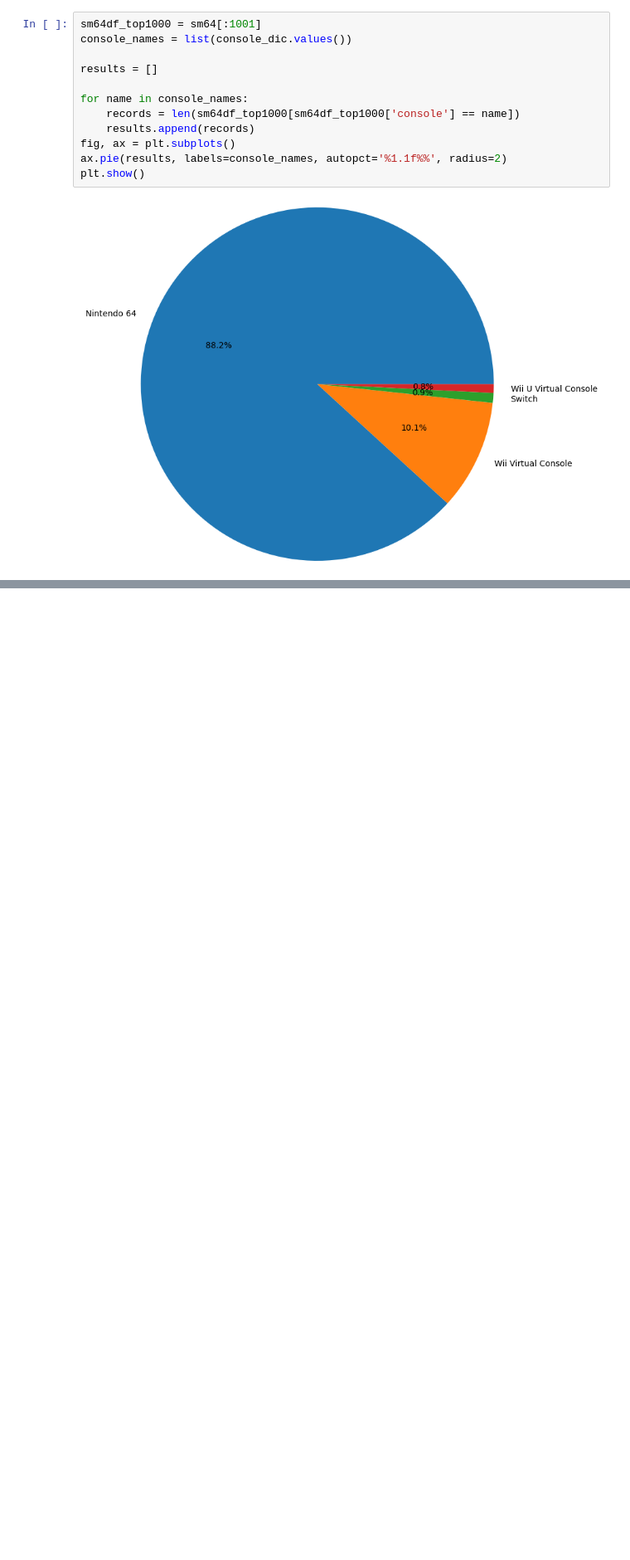
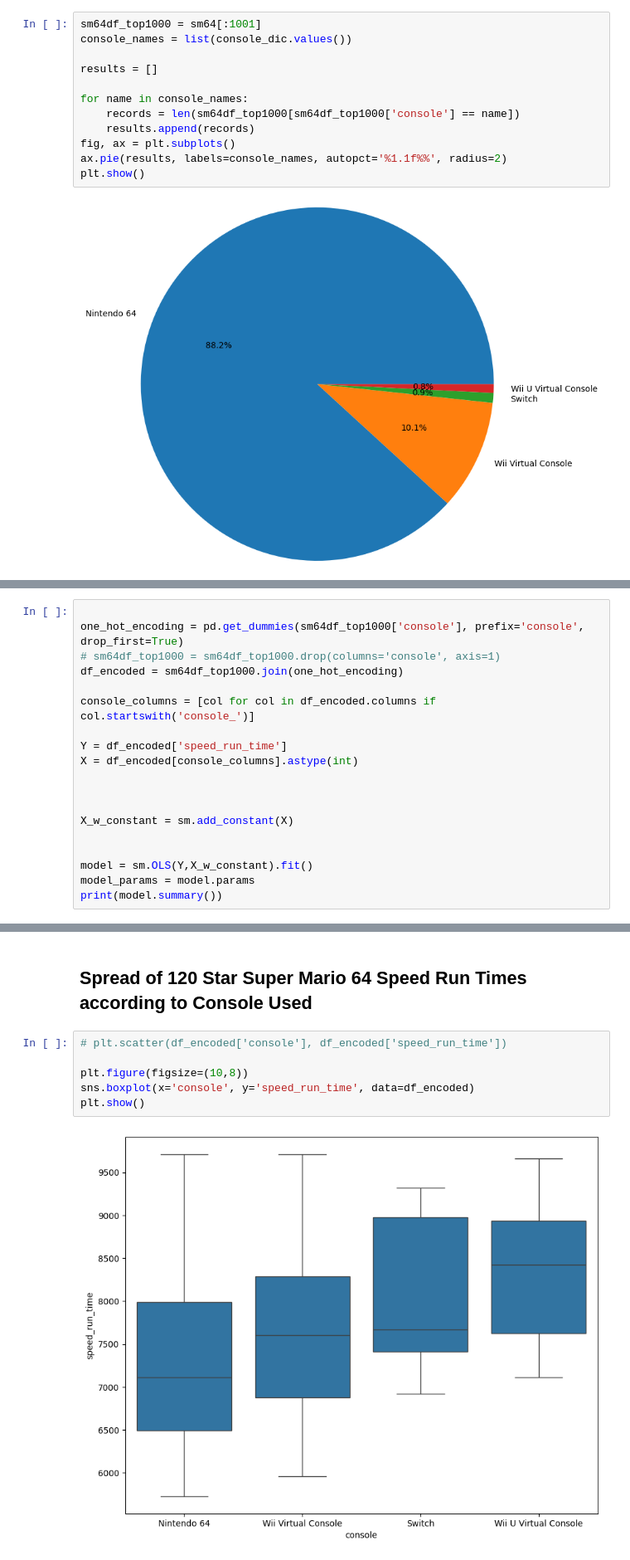
Before and after one commit to ccthatsme/supermario64, a Jupyter notebook: regression.ipynb, the cells around one changed output, grey strips where cells are left out. Shown: that part at 83% size. Saved outputs shown, nothing was run; the diff lists cells and outputs as text; blank space fills up the shorter version.

Commit message:
running a linear regression and box and whisker for console and speed run times

```diff
--- a/regression.ipynb
+++ b/regression.ipynb
@@ -67,0 +74,19 @@ plt.show()
+# %%
+
+one_hot_encoding = pd.get_dummies(sm64df_top1000['console'], prefix='console', drop_first=True)
+# sm64df_top1000 = sm64df_top1000.drop(columns='console', axis=1)
+df_encoded = sm64df_top1000.join(one_hot_encoding)
+
+console_columns = [col for col in df_encoded.columns if col.startswith('console_')]
+
+Y = df_encoded['speed_run_time']
+X = df_encoded[console_columns].astype(int)
+
+
+
+X_w_constant = sm.add_constant(X)
+
+
+model = sm.OLS(Y,X_w_constant).fit()
+model_params = model.params
+print(model.summary())
@@ -67,0 +111,10 @@ plt.show()
+# %% [markdown]
+## Spread of 120 Star Super Mario 64 Speed Run Times according to Console Used
+# %%
+# plt.scatter(df_encoded['console'], df_encoded['speed_run_time'])
+
+plt.figure(figsize=(10,8))
+sns.boxplot(x='console', y='speed_run_time', data=df_encoded)
+plt.show()
+# %% [output]
+[figure, added]
```
Also changed, not shown: parts of 3 cells of this notebook.
